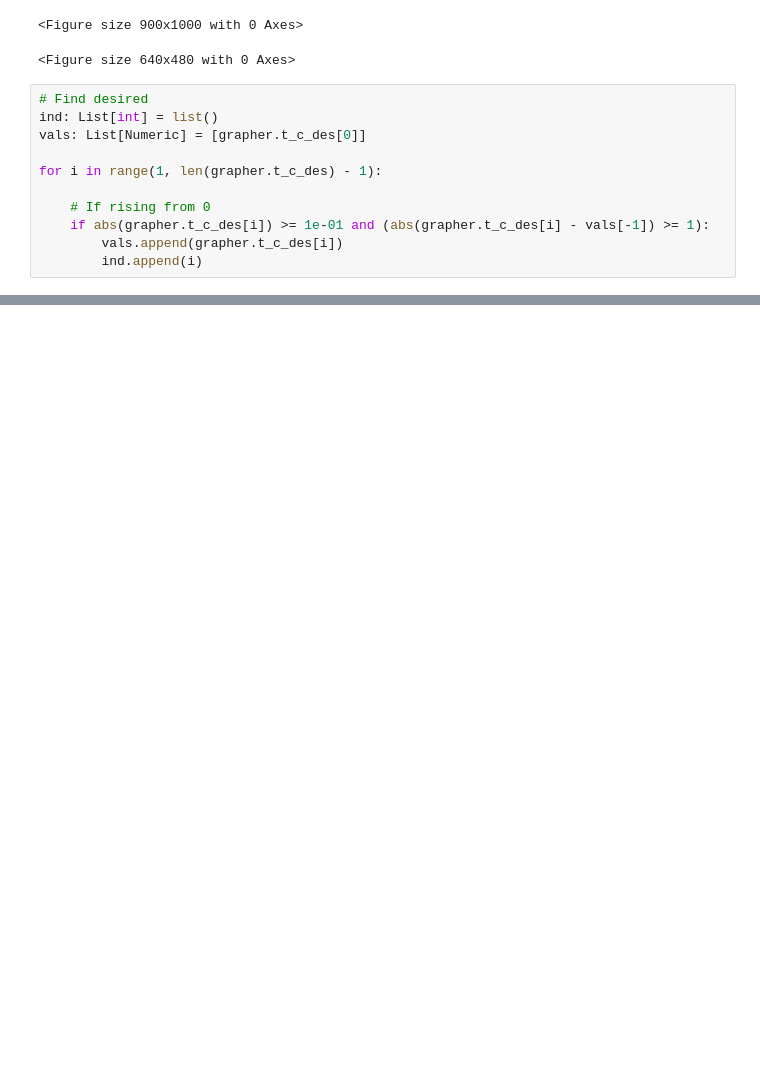
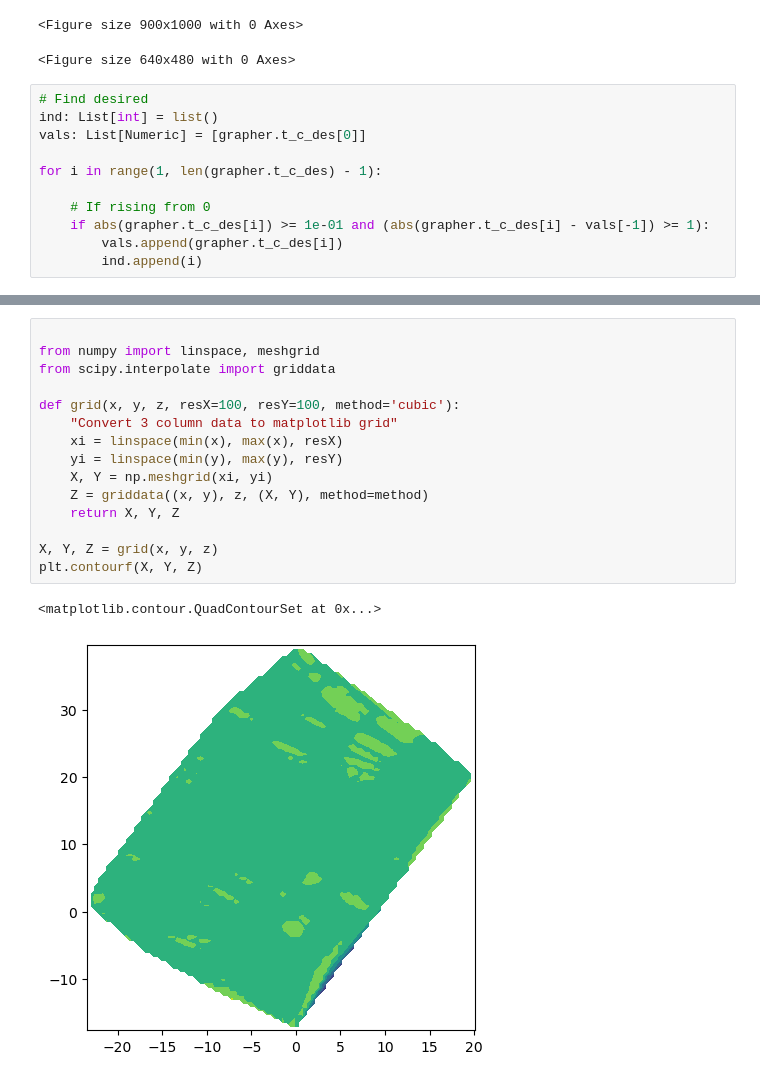
Before and after one commit to yneo918/multi_robots, a Jupyter notebook: record/paper_graph_from_csv.ipynb, the cells around one changed output, grey strips where cells are left out. Drawn from its saved outputs; the diff is of its cells as text; blank space fills up the shorter version.

```diff
--- a/record/paper_graph_from_csv.ipynb
+++ b/record/paper_graph_from_csv.ipynb
@@ -833,0 +843,18 @@ for i in range(1, len(grapher.t_c_des) - 1):
+# %%
+
+from numpy import linspace, meshgrid
+from scipy.interpolate import griddata
+
+def grid(x, y, z, resX=100, resY=100, method='cubic'):
+    "Convert 3 column data to matplotlib grid"
+    xi = linspace(min(x), max(x), resX)
+    yi = linspace(min(y), max(y), resY)
+    X, Y = np.meshgrid(xi, yi)
+    Z = griddata((x, y), z, (X, Y), method=method)
+    return X, Y, Z
+
+X, Y, Z = grid(x, y, z)
+plt.contourf(X, Y, Z)
+# %% [output]
+<matplotlib.contour.QuadContourSet at 0x...>
+[figure, added]
```
Also changed, not shown: parts of 9 cells of this notebook, 9 other files.
